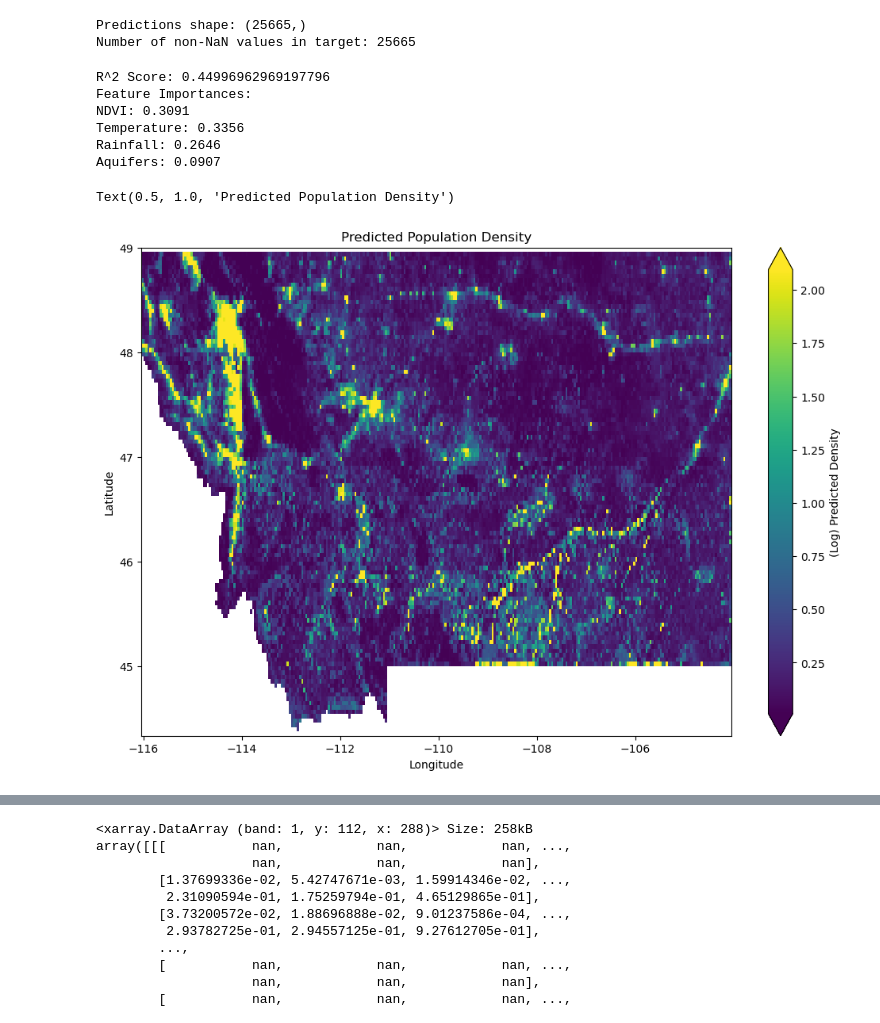
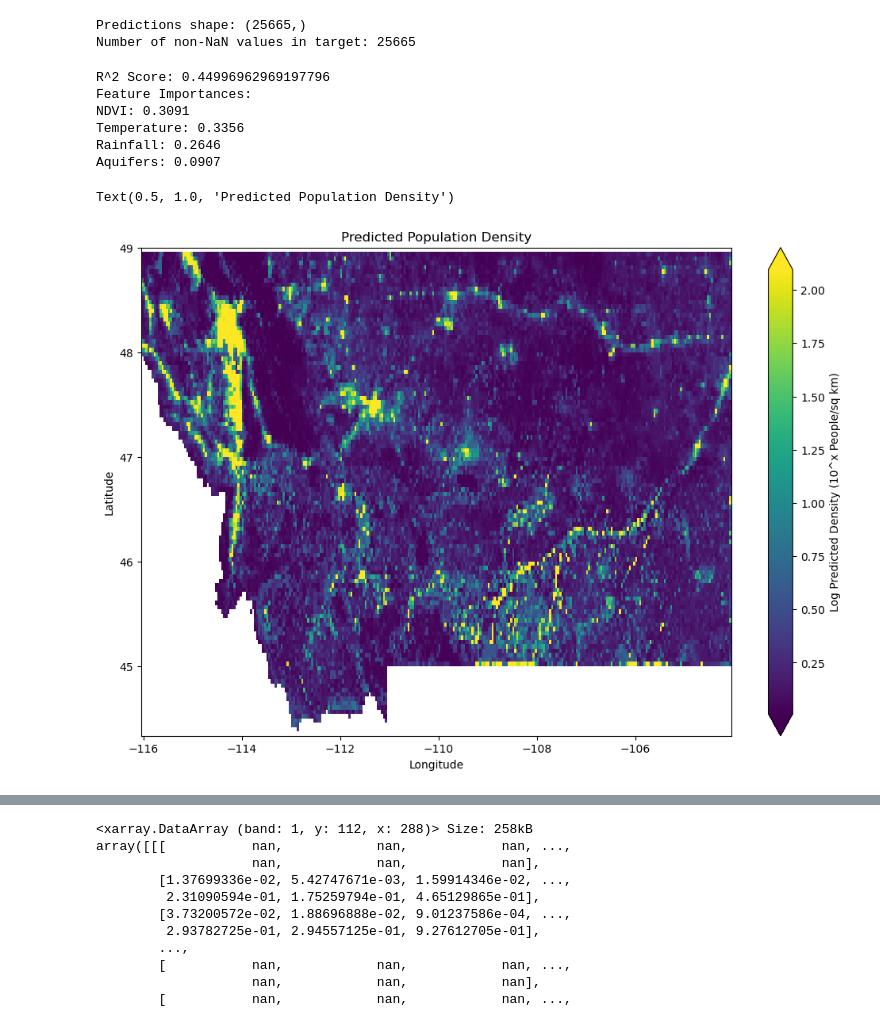
Before and after one commit to Chigiriq/gp3, a Jupyter notebook: a3.ipynb, the cells around one changed output, grey strips where cells are left out. Saved outputs shown, nothing was run; the diff lists cells and outputs as text; code cells hidden in the pictures.

```diff
--- a/a3.ipynb
+++ b/a3.ipynb
@@ -763,8 +698,8 @@ X_left6 = np.stack([ndvi_data_resampled.values[left_mask6].flatten(),
 y_left6 = log_pop_data_resampled.values[left_mask6].flatten()
 # %%
 mask6_left = ~np.isnan(y_left6)
-X_train6_left = X_left5[mask6_left]
-y_train6_left = y_left5[mask6_left]
+X_train6_left = X_left6[mask6_left]
+y_train6_left = y_left6[mask6_left]
 
 print("X6_train_left_half shape:", X_train6_left.shape)
 print("y6_train_left_half shape:", y_train6_left.shape)
@@ -804,7 +739,7 @@ r2_6 = r2_score(y_true6, y_pred_non_nan6)
 print(f"R^2 Score: {r2_6}")
 
 feat_names6 = ["NDVI", "Temperature", "Rainfall", "Aquifers"]
-feature_importances6 = model5.feature_importances_
+feature_importances6 = model6.feature_importances_
 print("Feature Importances:")
 for name, importance in zip(feat_names6, feature_importances6):
     print(f"{name}: {importance:.4f}")
@@ -936,32 +871,32 @@ y_pred_non_nan7 = y_pred7_full
 #r2
 r2_7 = r2_score(y_true7, y_pred_non_nan7)
 print(f"R^2 Score: {r2_7}")
 
 feat_names7 = ["NDVI", "Temperature", "Rainfall", "Aquifers"]
 feature_importances7 = model7.feature_importances_
 print("Feature Importances:")
 for name, importance in zip(feat_names7, feature_importances7):
     print(f"{name}: {importance:.4f}")
 
 # Plot the predicted population density
 ax7 = new_xarray7.plot(
     cmap='viridis',
     figsize=(12, 8),
-    cbar_kwargs={'label': '(Log) Predicted Density'},
+    cbar_kwargs={'label': 'Log Predicted Density (10^x People/sq km)'},
     robust=True,
     add_colorbar=True,
 )
 
 ax7 = plt.gca()
 ax7.set_xlabel('Longitude')
 ax7.set_ylabel('Latitude')
 ax7.set_title('Predicted Population Density')
 # %% [output]
 R^2 Score: 0.44996962969197796
 Feature Importances:
 NDVI: 0.3091
 Temperature: 0.3356
 Rainfall: 0.2646
 Aquifers: 0.0907
 Text(0.5, 1.0, 'Predicted Population Density')
-[figure, old version]
+[figure, new version]
```
Also changed, not shown: parts of 25 cells of this notebook, 14 other files.
